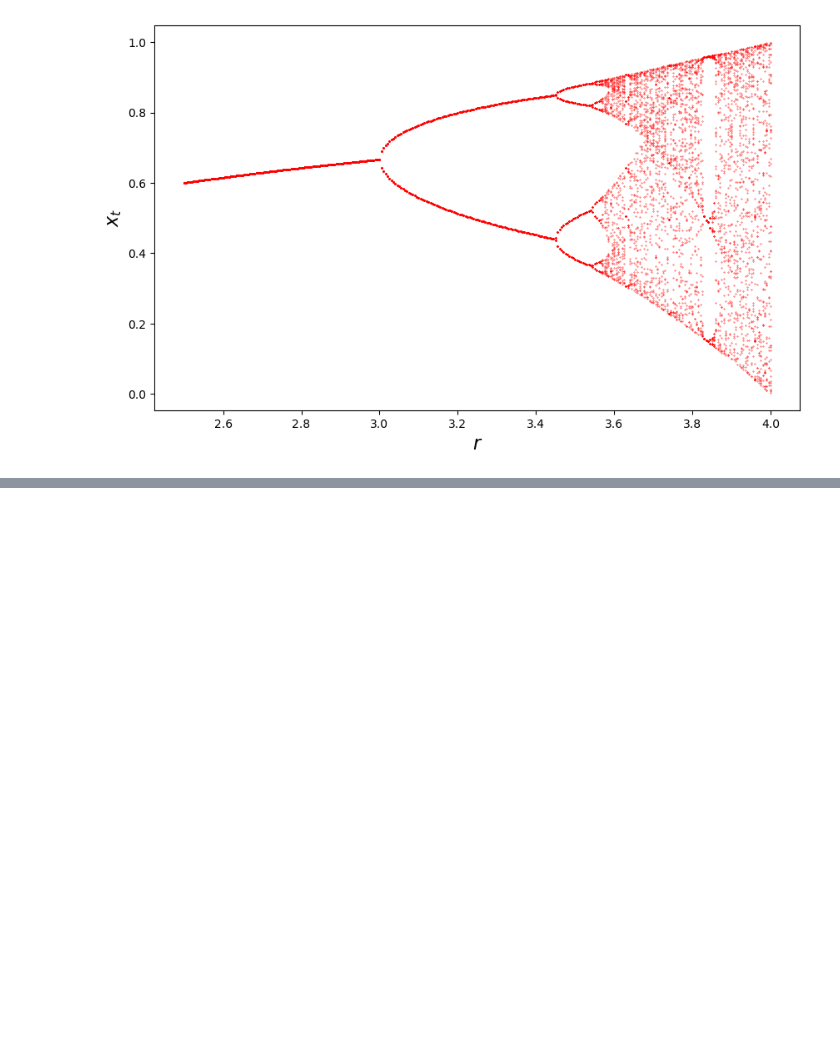
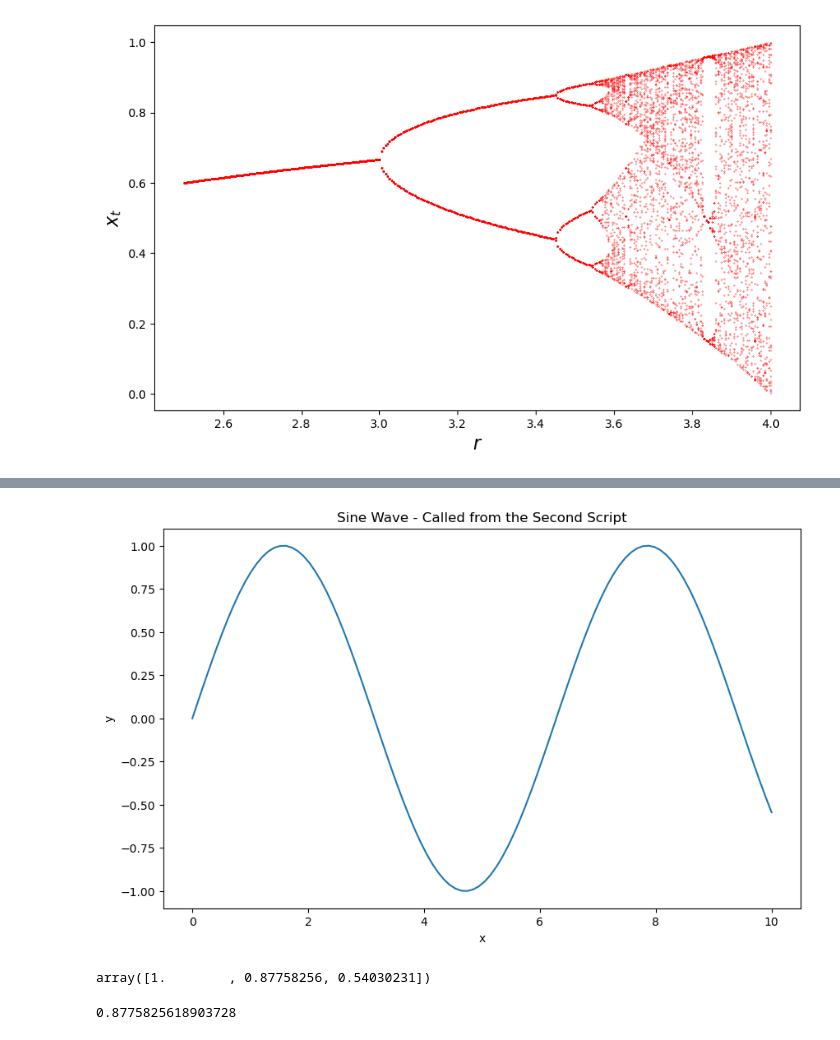
Before and after one commit to SuyongYang/AgentBaseModel, a Jupyter notebook: OOP.ipynb, the cells around one changed output, grey strips where cells are left out. Cells and saved outputs as stored; diff of their text form; code cells hidden in the pictures; blank space fills up the shorter version.

```diff
--- a/OOP.ipynb
+++ b/OOP.ipynb
@@ -928,0 +966,15 @@ plt.show()
+# %%
+import sine_wave # Import the sine_wave script
+
+# Call the plot_wave function.
+sine_wave.plot_wave("Sine Wave - Called from the Second Script")
+# %% [output]
+[figure, added]
+# %%
+np.cos(np.linspace(0, 1, 3))
+# %% [output]
+array([1.        , 0.87758256, 0.54030231])
+# %%
+np.cos(.5)
+# %% [output]
+0.8775825618903728
```
Also changed, not shown: parts of 7 cells of this notebook.
